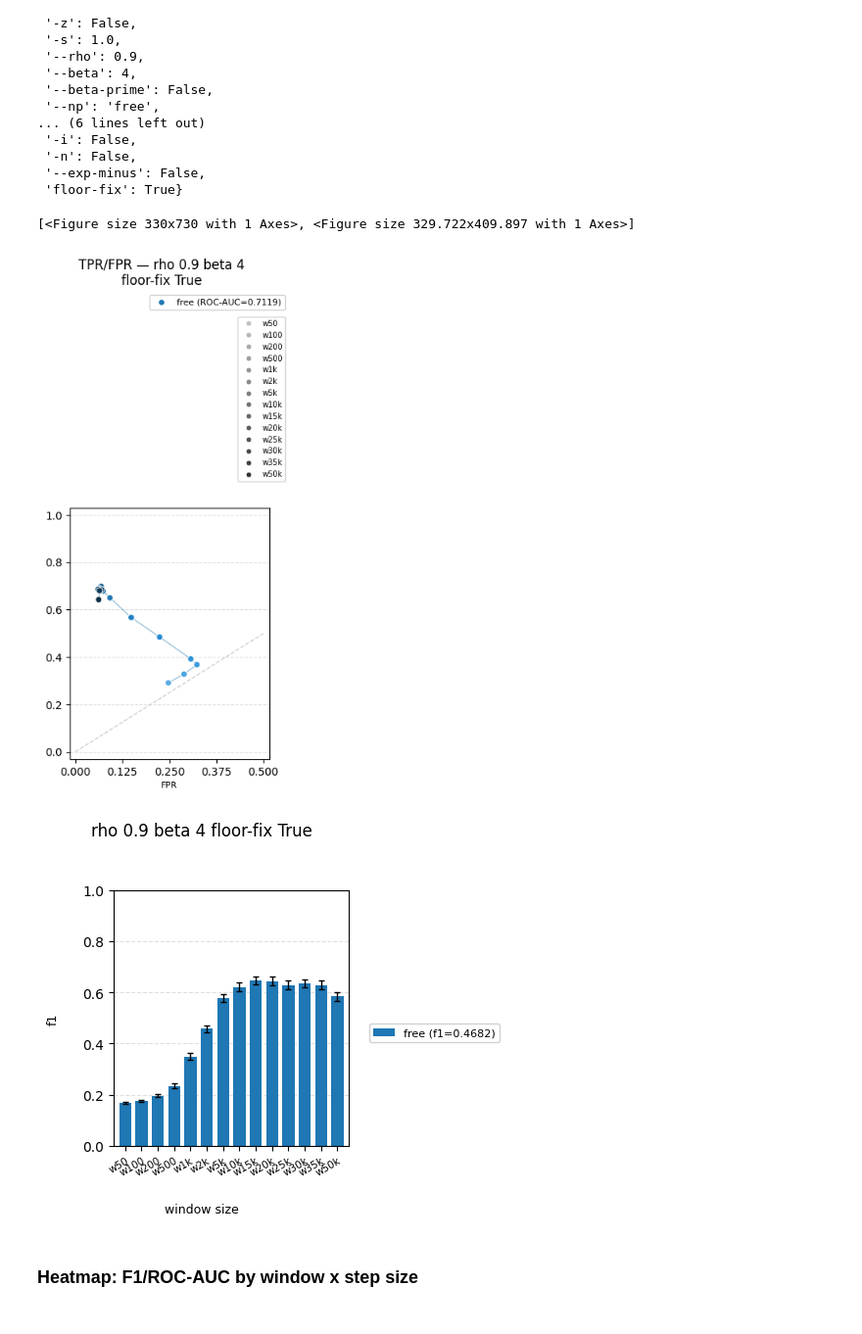
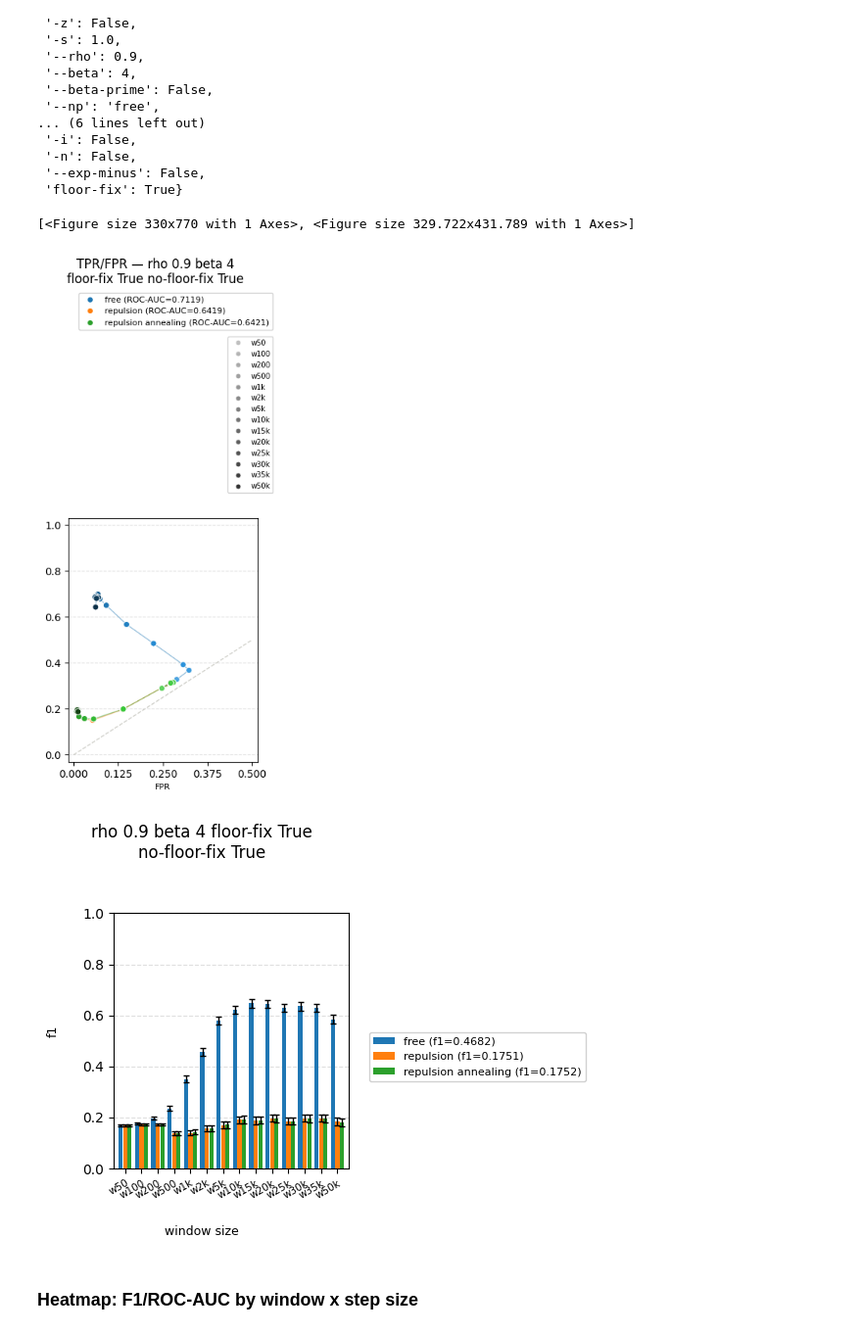
Before and after one commit to isaacangyu/phlag, a Jupyter notebook: bench/aggregate.ipynb, the cells around one changed output. Shown at 98% size. Saved outputs shown, nothing was run; the diff lists cells and outputs as text; code cells hidden in the pictures.

```diff
--- a/bench/aggregate.ipynb
+++ b/bench/aggregate.ipynb
@@ -526,25 +522,26 @@ config
 # %%
 config = deepcopy(full_config)
 agg = [("--ap", "--annealing"), "-w"]
 config['--ap'] = ['repulsion', 'free']
 config['--annealing'] = [True, False]
 config["--rho"] = 0.9
 config["--beta"] = 4
+config['--no-floor-fix'] = True
 cra.plot(
     config,
     metrics=["f1", "tpr_fpr"],
     agg=agg,
 )
 # cra.plot(
 #     config,
 #     metrics=["em_hd", "em_gt_hd", "transition_null_to_alt"],
 #     agg=agg,
 #     plot_type="violin",
 # );
 # %% [output]
-[<Figure size 330x730 with 1 Axes>, <Figure size 329.722x409.897 with 1 Axes>]
+[<Figure size 330x770 with 1 Axes>, <Figure size 329.722x431.789 with 1 Axes>]
-[figure, old version]
+[figure, new version]
-[figure, old version]
+[figure, new version]
 # %%
 windows = ["1", "10", "100", "1k", "2k", "5k", "10k", "25k", "50k"]
 steps = "1.0"
```
Also changed, not shown: parts of 6 cells of this notebook, 8 other files.
